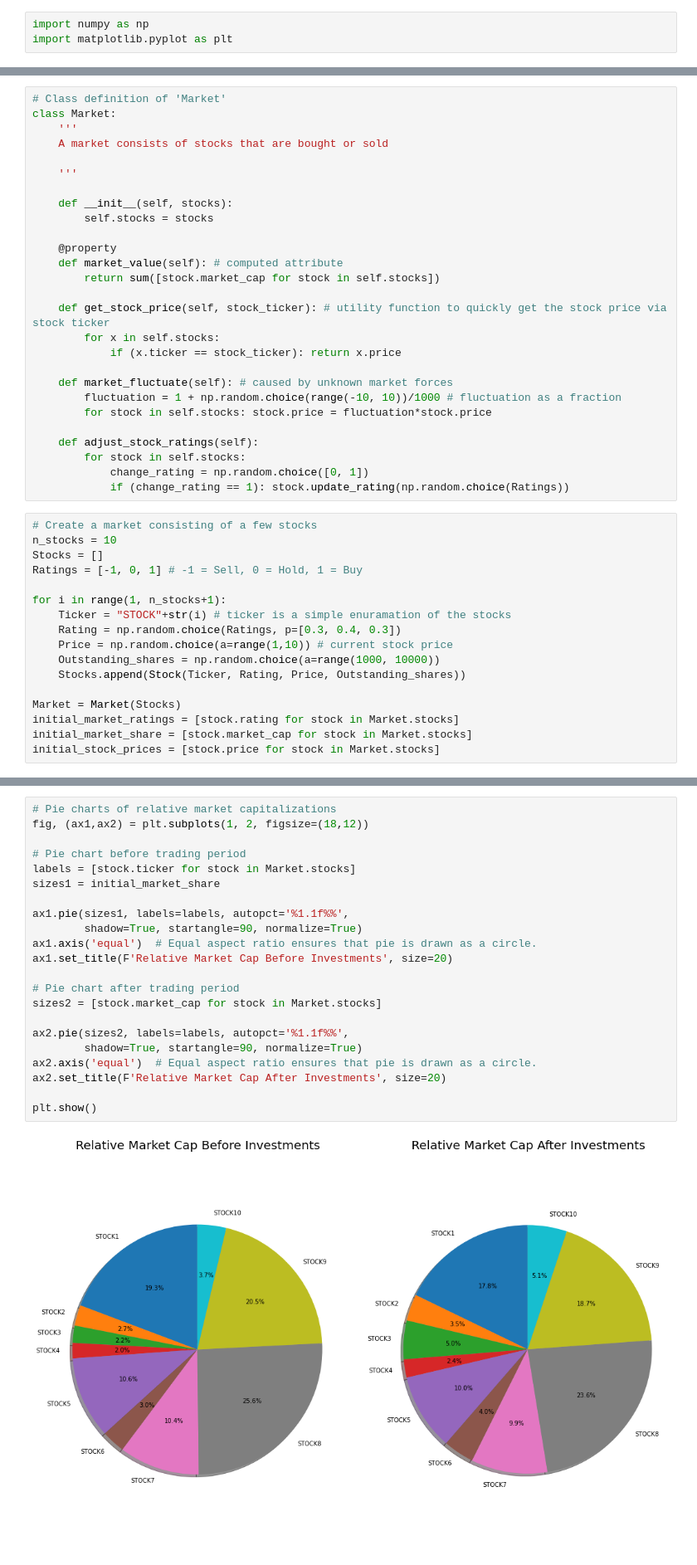
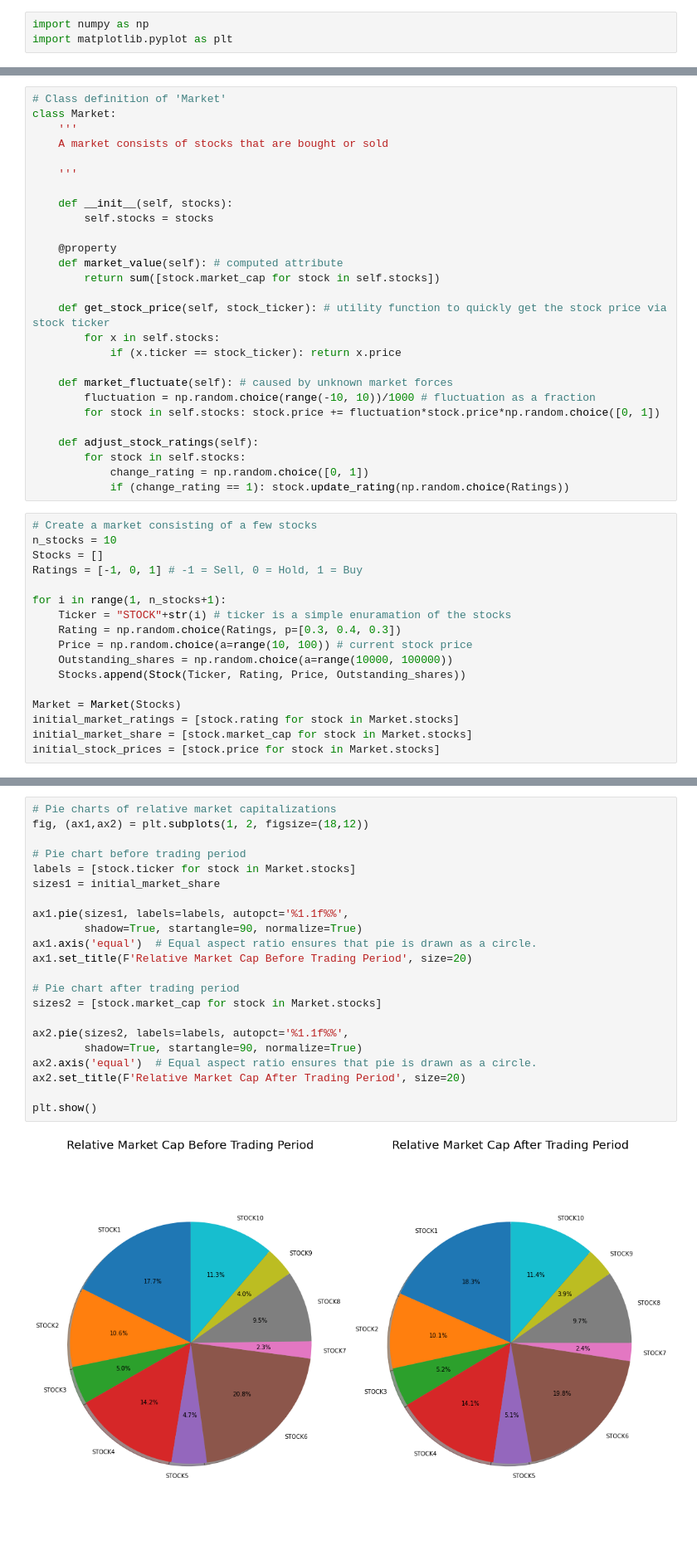
Before and after one commit to snigdhayan/ThoughtExperiments, a Jupyter notebook: MyNotebooks/StockMarketSimulation.ipynb, the cells around one changed output, grey strips where cells are left out. Shown at 83% size. Drawn from its saved outputs; the diff is of its cells as text.

```diff
--- a/MyNotebooks/StockMarketSimulation.ipynb
+++ b/MyNotebooks/StockMarketSimulation.ipynb
@@ -121,8 +121,8 @@ class Market:
             if (x.ticker == stock_ticker): return x.price
 
     def market_fluctuate(self): # caused by unknown market forces
-        fluctuation = 1 + np.random.choice(range(-10, 10))/1000 # fluctuation as a fraction
-        for stock in self.stocks: stock.price = fluctuation*stock.price
+        fluctuation = np.random.choice(range(-10, 10))/1000 # fluctuation as a fraction
+        for stock in self.stocks: stock.price += fluctuation*stock.price*np.random.choice([0, 1])
 
     def adjust_stock_ratings(self):
         for stock in self.stocks:
@@ -137,8 +137,8 @@ Ratings = [-1, 0, 1] # -1 = Sell, 0 = Hold, 1 = Buy
 for i in range(1, n_stocks+1):
     Ticker = "STOCK"+str(i) # ticker is a simple enuramation of the stocks
     Rating = np.random.choice(Ratings, p=[0.3, 0.4, 0.3])
-    Price = np.random.choice(a=range(1,10)) # current stock price
-    Outstanding_shares = np.random.choice(a=range(1000, 10000))
+    Price = np.random.choice(a=range(10, 100)) # current stock price
+    Outstanding_shares = np.random.choice(a=range(10000, 100000))
     Stocks.append(Stock(Ticker, Rating, Price, Outstanding_shares))
 
 Market = Market(Stocks)
@@ -226,27 +226,27 @@ plt.show()
 # %%
 # Pie charts of relative market capitalizations
 fig, (ax1,ax2) = plt.subplots(1, 2, figsize=(18,12))
 
 # Pie chart before trading period
 labels = [stock.ticker for stock in Market.stocks]
 sizes1 = initial_market_share
 
 ax1.pie(sizes1, labels=labels, autopct='%1.1f%%',
         shadow=True, startangle=90, normalize=True)
 ax1.axis('equal')  # Equal aspect ratio ensures that pie is drawn as a circle.
-ax1.set_title(F'Relative Market Cap Before Investments', size=20)
+ax1.set_title(F'Relative Market Cap Before Trading Period', size=20)
 
 # Pie chart after trading period
 sizes2 = [stock.market_cap for stock in Market.stocks]
 
 ax2.pie(sizes2, labels=labels, autopct='%1.1f%%',
         shadow=True, startangle=90, normalize=True)
 ax2.axis('equal')  # Equal aspect ratio ensures that pie is drawn as a circle.
-ax2.set_title(F'Relative Market Cap After Investments', size=20)
+ax2.set_title(F'Relative Market Cap After Trading Period', size=20)
 
 plt.show()
 # %% [output]
-[figure, old version]
+[figure, new version]
 # %%
 # Visualize the changes in portfolio values
 labels = [str(p) for p in range(1, len(Investors)+1)]
```
Also changed, not shown: parts of 20 cells of this notebook.
